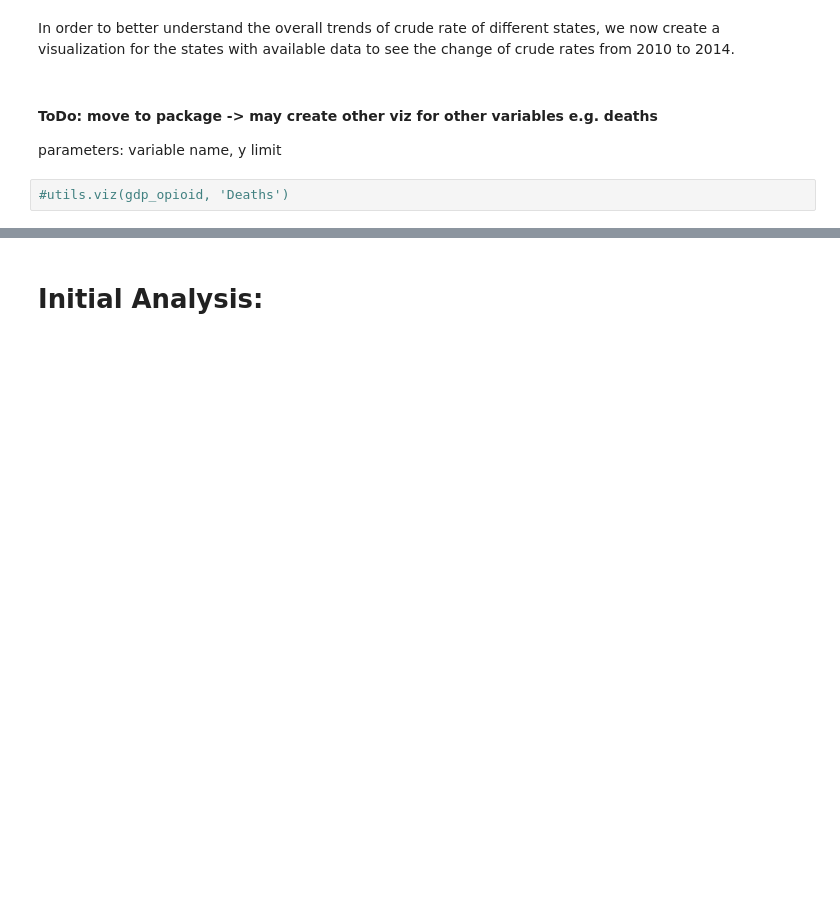
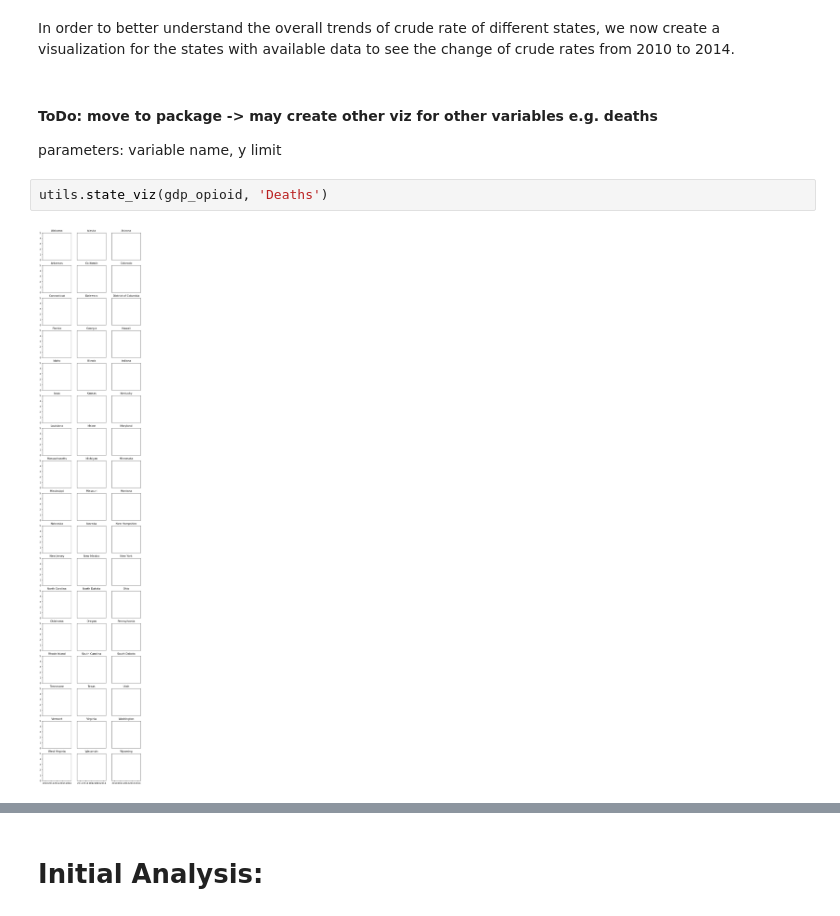
Before and after one commit to UCB-stat-159-s23/project-Group15, a Jupyter notebook: main.ipynb, the cells around one changed output, grey strips where cells are left out. Cells and saved outputs as stored; diff of their text form; blank space fills up the shorter version.

```diff
--- a/main.ipynb
+++ b/main.ipynb
@@ -103,5 +37,7 @@ In order to better understand the overall trends of crude rate of different stat
 #### ToDo: move to package -> may create other viz for other variables e.g. deaths
 parameters: variable name, y limit
 # %%
-#utils.viz(gdp_opioid, 'Deaths')
+utils.state_viz(gdp_opioid, 'Deaths')
+# %% [output]
+[figure, added]
 # %%
```
Also changed, not shown: parts of 22 cells of this notebook, 4 other files.
